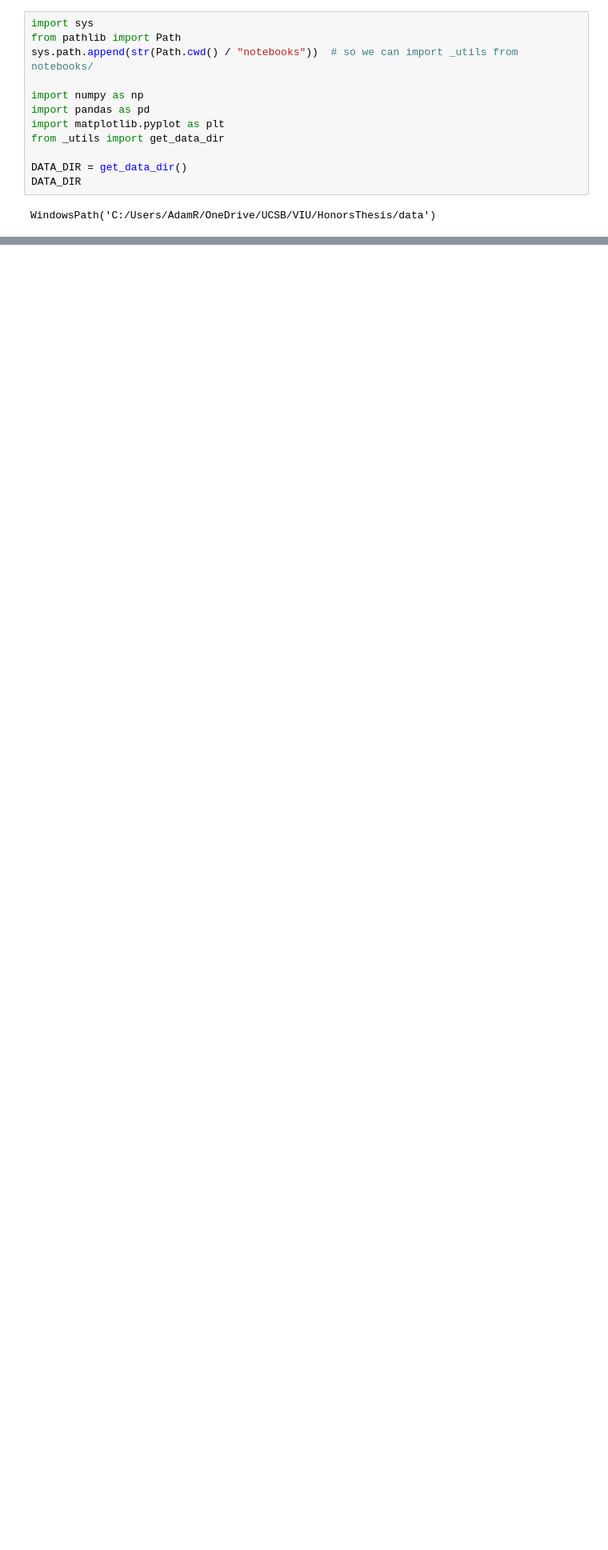
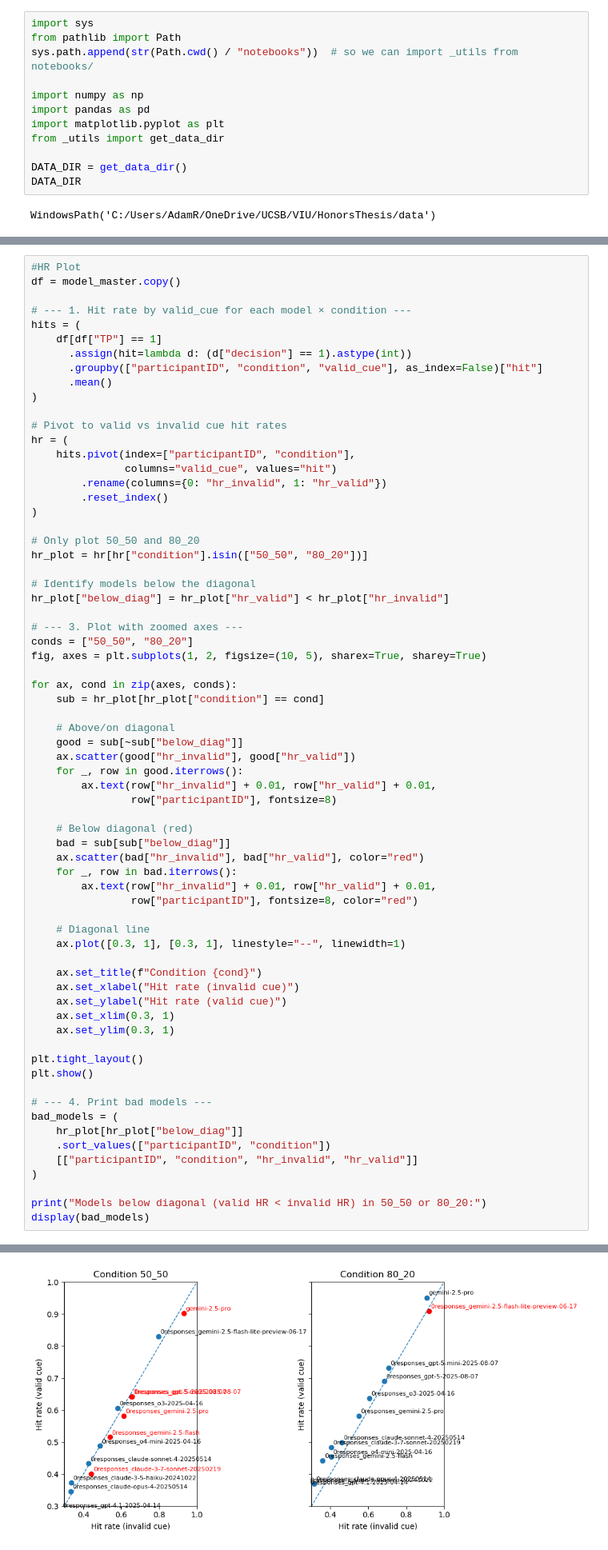
Before and after one commit to AdamRychtecky8/Flexible-Wisdom, a Jupyter notebook: notebooks/Model_exploration.ipynb, the cells around one changed output, grey strips where cells are left out. Shown at 80% size. Saved outputs shown, nothing was run; the diff lists cells and outputs as text; blank space fills up the shorter version.

Commit message:
new model code

```diff
--- a/notebooks/Model_exploration.ipynb
+++ b/notebooks/Model_exploration.ipynb
@@ -594,0 +174,69 @@ display(results["ALL"]["weights_df"].head(12))
+# %%
+#HR Plot
+df = model_master.copy()
+
+# --- 1. Hit rate by valid_cue for each model × condition ---
+hits = (
+    df[df["TP"] == 1]
+      .assign(hit=lambda d: (d["decision"] == 1).astype(int))
+      .groupby(["participantID", "condition", "valid_cue"], as_index=False)["hit"]
+      .mean()
+)
+
+# Pivot to valid vs invalid cue hit rates
+hr = (
+    hits.pivot(index=["participantID", "condition"],
+               columns="valid_cue", values="hit")
+        .rename(columns={0: "hr_invalid", 1: "hr_valid"})
+        .reset_index()
+)
+
+# Only plot 50_50 and 80_20
+hr_plot = hr[hr["condition"].isin(["50_50", "80_20"])]
+
+# Identify models below the diagonal
+hr_plot["below_diag"] = hr_plot["hr_valid"] < hr_plot["hr_invalid"]
+
+# --- 3. Plot with zoomed axes ---
+conds = ["50_50", "80_20"]
+fig, axes = plt.subplots(1, 2, figsize=(10, 5), sharex=True, sharey=True)
+
+for ax, cond in zip(axes, conds):
+    sub = hr_plot[hr_plot["condition"] == cond]
+
+    # Above/on diagonal
+    good = sub[~sub["below_diag"]]
+    ax.scatter(good["hr_invalid"], good["hr_valid"])
+    for _, row in good.iterrows():
+        ax.text(row["hr_invalid"] + 0.01, row["hr_valid"] + 0.01,
+                row["participantID"], fontsize=8)
+
+    # Below diagonal (red)
+    bad = sub[sub["below_diag"]]
+    ax.scatter(bad["hr_invalid"], bad["hr_valid"], color="red")
+    for _, row in bad.iterrows():
+        ax.text(row["hr_invalid"] + 0.01, row["hr_valid"] + 0.01,
+                row["participantID"], fontsize=8, color="red")
+
+    # Diagonal line
+    ax.plot([0.3, 1], [0.3, 1], linestyle="--", linewidth=1)
+
+    ax.set_title(f"Condition {cond}")
+    ax.set_xlabel("Hit rate (invalid cue)")
+    ax.set_ylabel("Hit rate (valid cue)")
+    ax.set_xlim(0.3, 1)
+    ax.set_ylim(0.3, 1)
+
+plt.tight_layout()
+plt.show()
+
+# --- 4. Print bad models ---
+bad_models = (
+    hr_plot[hr_plot["below_diag"]]
+    .sort_values(["participantID", "condition"])
+    [["participantID", "condition", "hr_invalid", "hr_valid"]]
+)
+
+print("Models below diagonal (valid HR < invalid HR) in 50_50 or 80_20:")
+display(bad_models)
+# %% [output]
@@ -594,0 +248 @@ display(results["ALL"]["weights_df"].head(12))
+[figure, added]
```
Also changed, not shown: parts of 11 cells of this notebook, 1 other file.
